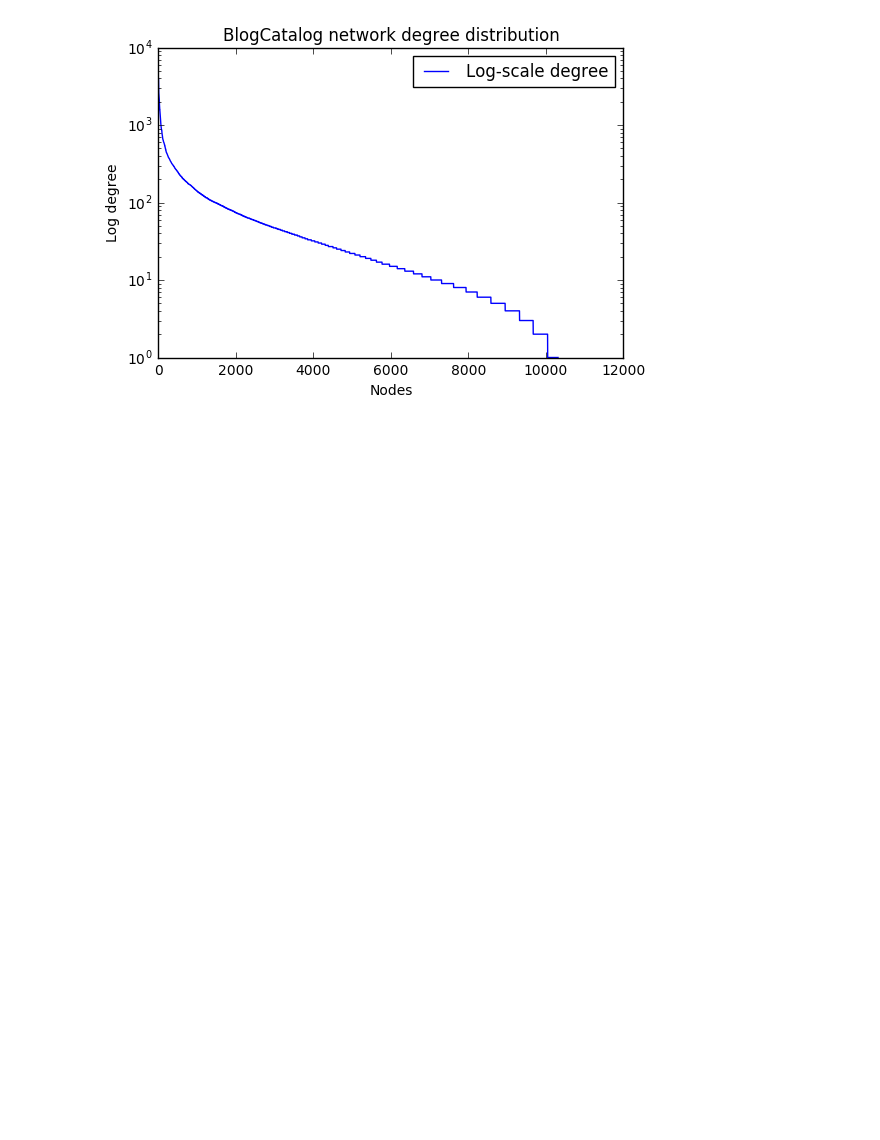
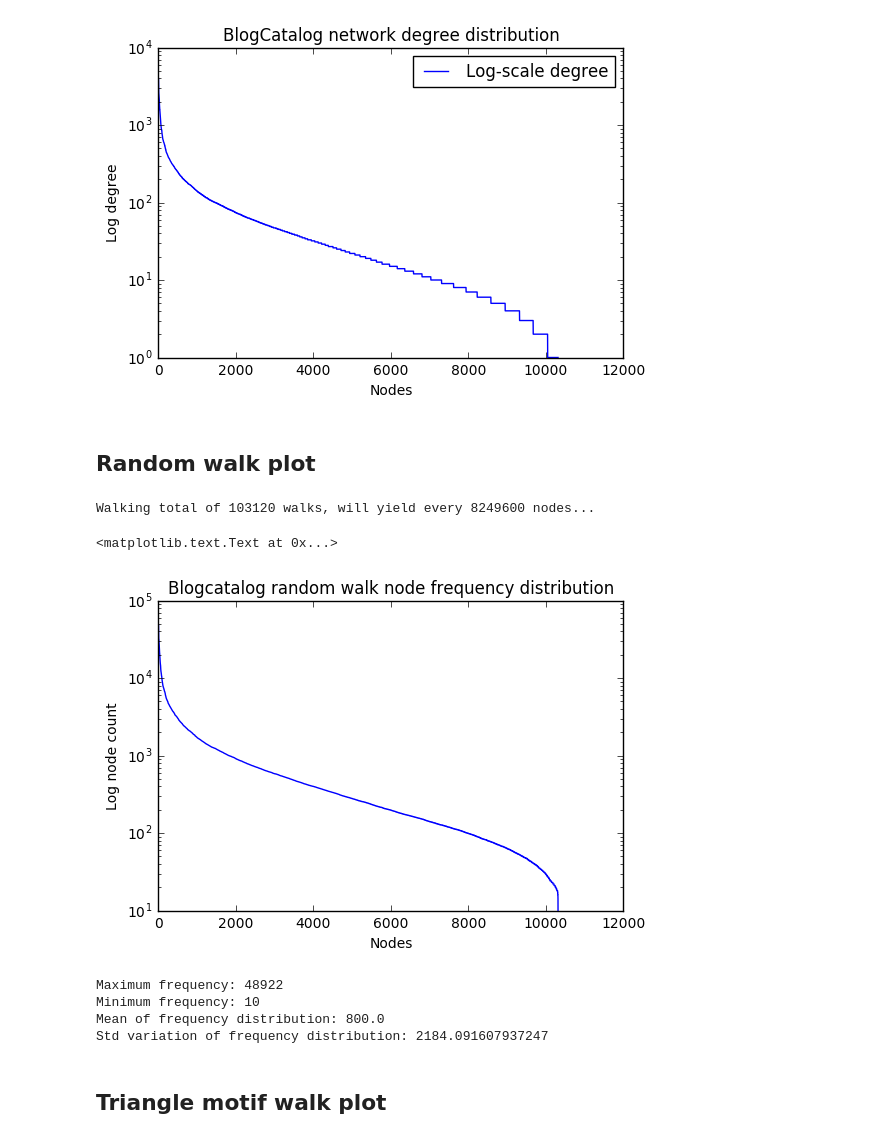
Before and after one commit to gear/motifwalk, a Jupyter notebook: notebooks/Blogcatalog 3 analysis.ipynb, the cells around one changed output. Drawn from its saved outputs; the diff is of its cells as text; code cells hidden in the pictures; blank space fills up the shorter version.

Commit message:
blogcatalog random context

```diff
--- a/notebooks/Blogcatalog 3 analysis.ipynb
+++ b/notebooks/Blogcatalog 3 analysis.ipynb
@@ -107,4 +107,6 @@ plt.legend(["Log-scale degree"])
 # %% [output]
 <matplotlib.legend.Legend at 0x...>
 [figure]
+# %% [markdown]
+## Random walk plot
 # %%
@@ -112,3 +114,35 @@ from os import path
 path.append('./../src/')
 from walks import WalkGenerator
 from constrains import R, UTriangle, UWedge
+# %%
+random_walker = WalkGenerator(graph=b, constrain=R())
+bc_context = [i for i in random_walker(walk_length=80, num_walk=10)]
+# %% [output]
+Walking total of 103120 walks, will yield every 8249600 nodes...
+# %%
+from collections import defaultdict as dd
+
+random_walk_node_freqs = dd(int)
+
+for node in bc_context[0]:  # random context
+    random_walk_node_freqs[node] += 1
+# %%
+random_walk_node_hist = sorted(random_walk_node_freqs.values(), reverse=True)
+plt.subplot(111)
+plt.semilogy(random_walk_node_hist)
+plt.title("Blogcatalog random walk node frequency distribution")
+plt.ylabel("Log node count")
+plt.xlabel("Nodes")
+# %% [output]
+<matplotlib.text.Text at 0x...>
+[figure, added]
+# %%
+print("Maximum frequency: {}".format(random_walk_node_hist[0]))
+print("Minimum frequency: {}".format(random_walk_node_hist[-1]))
+print("Mean of frequency distribution: {}".format(np.mean(random_walk_node_hist)))
+print("Std variation of frequency distribution: {}".format(np.std(random_walk_node_hist)))
+# %% [output]
+Maximum frequency: 48922
+Minimum frequency: 10
+Mean of frequency distribution: 800.0
+Std variation of frequency distribution: 2184.091607937247
@@ -114,0 +153,2 @@ from constrains import R, UTriangle, UWedge
+# %% [markdown]
+## Triangle motif walk plot
```
Also changed, not shown: parts of 2 cells of this notebook, 3 other files.
